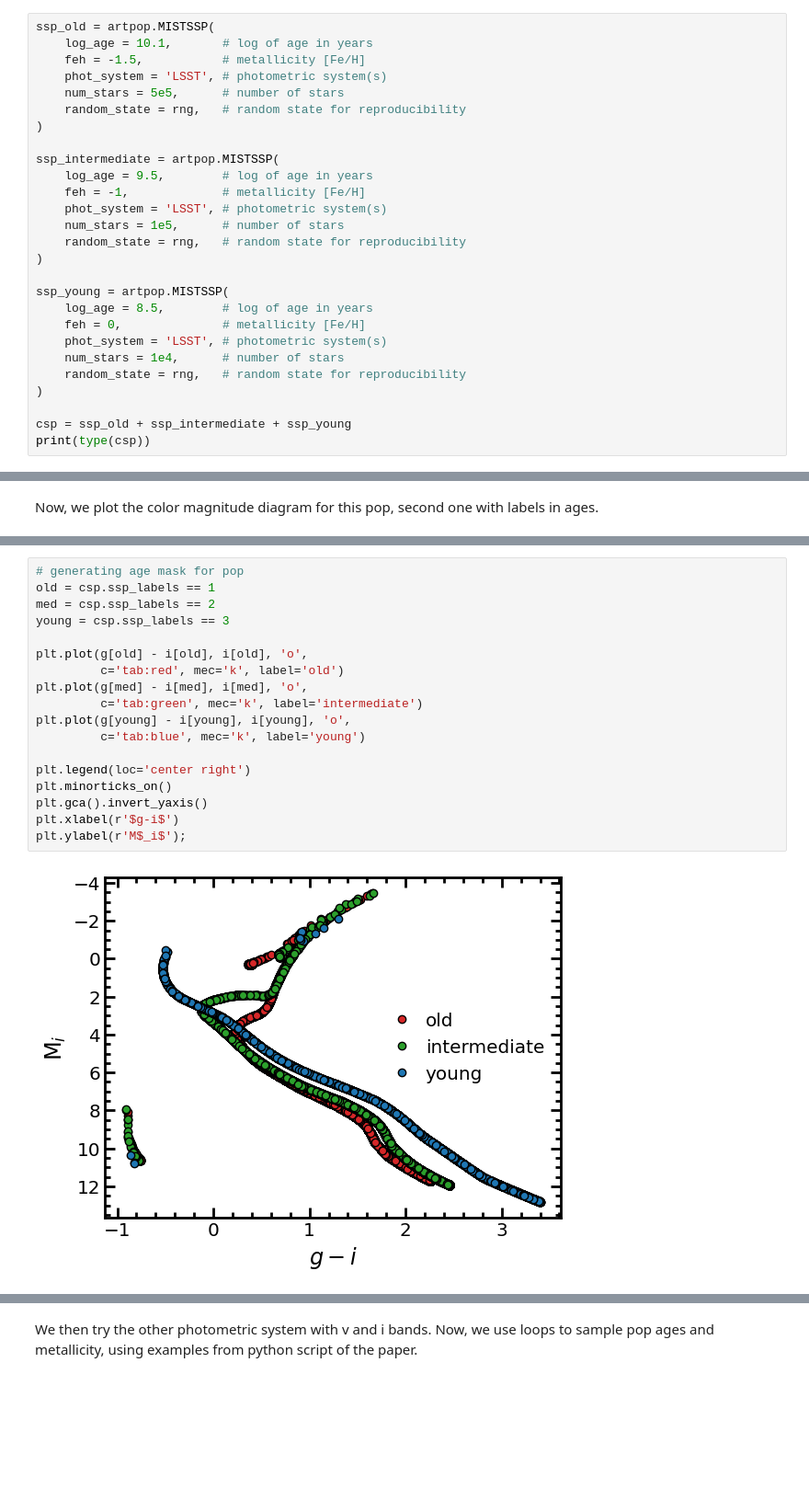
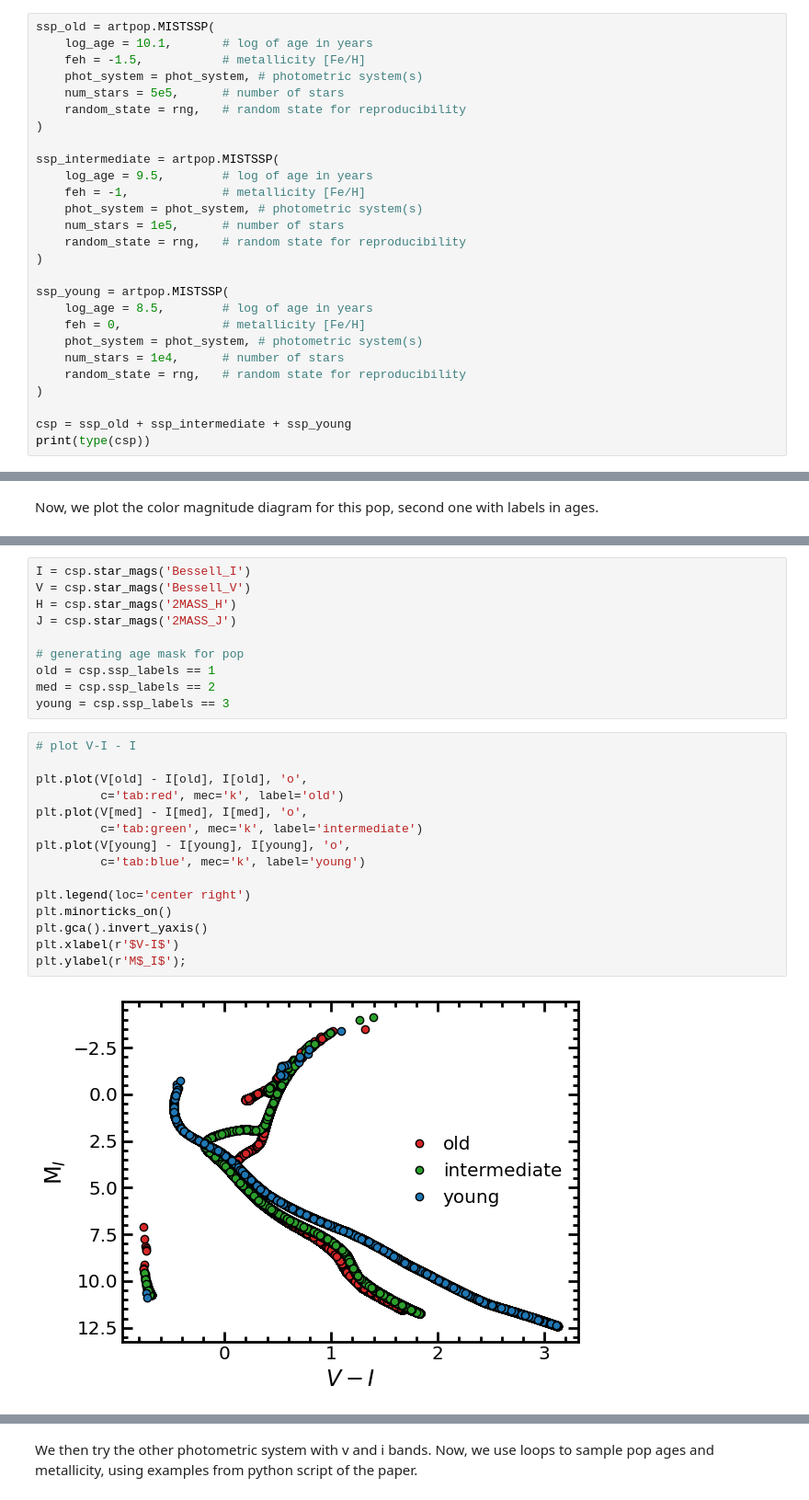
Before and after one commit to denniswu28/physics556, a Jupyter notebook: artpop_demo.ipynb, the cells around one changed output, grey strips where cells are left out. Shown at 92% size. Saved outputs shown, nothing was run; the diff lists cells and outputs as text; blank space fills up the shorter version.

```diff
--- a/artpop_demo.ipynb
+++ b/artpop_demo.ipynb
@@ -27,7 +25,7 @@ I made a composite stellar population consists of three types of stars: old, int
 ssp_old = artpop.MISTSSP(
     log_age = 10.1,       # log of age in years
     feh = -1.5,           # metallicity [Fe/H]
-    phot_system = 'LSST', # photometric system(s)
+    phot_system = phot_system, # photometric system(s)
     num_stars = 5e5,      # number of stars
     random_state = rng,   # random state for reproducibility
 )
@@ -35,7 +33,7 @@ ssp_old = artpop.MISTSSP(
 ssp_intermediate = artpop.MISTSSP(
     log_age = 9.5,        # log of age in years
     feh = -1,             # metallicity [Fe/H]
-    phot_system = 'LSST', # photometric system(s)
+    phot_system = phot_system, # photometric system(s)
     num_stars = 1e5,      # number of stars
     random_state = rng,   # random state for reproducibility
 )
@@ -43,7 +41,7 @@ ssp_intermediate = artpop.MISTSSP(
 ssp_young = artpop.MISTSSP(
     log_age = 8.5,        # log of age in years
     feh = 0,              # metallicity [Fe/H]
-    phot_system = 'LSST', # photometric system(s)
+    phot_system = phot_system, # photometric system(s)
     num_stars = 1e4,      # number of stars
     random_state = rng,   # random state for reproducibility
 )
@@ -67,20 +67,27 @@ plt.ylabel(r'M$_i$');
+# %%
+I = csp.star_mags('Bessell_I')
+V = csp.star_mags('Bessell_V')
+H = csp.star_mags('2MASS_H')
+J = csp.star_mags('2MASS_J')
+
+# generating age mask for pop
+old = csp.ssp_labels == 1
+med = csp.ssp_labels == 2
+young = csp.ssp_labels == 3
 # %%
-# generating age mask for pop
-old = csp.ssp_labels == 1
-med = csp.ssp_labels == 2
-young = csp.ssp_labels == 3
+# plot V-I - I
 
-plt.plot(g[old] - i[old], i[old], 'o',
+plt.plot(V[old] - I[old], I[old], 'o',
          c='tab:red', mec='k', label='old')
-plt.plot(g[med] - i[med], i[med], 'o',
+plt.plot(V[med] - I[med], I[med], 'o',
          c='tab:green', mec='k', label='intermediate')
-plt.plot(g[young] - i[young], i[young], 'o',
+plt.plot(V[young] - I[young], I[young], 'o',
          c='tab:blue', mec='k', label='young')
 
 plt.legend(loc='center right')
 plt.minorticks_on()
 plt.gca().invert_yaxis()
-plt.xlabel(r'$g-i$')
-plt.ylabel(r'M$_i$');
+plt.xlabel(r'$V-I$')
+plt.ylabel(r'M$_I$');
 # %% [output]
-[figure, old version]
+[figure, new version]
```
Also changed, not shown: parts of 15 cells of this notebook, 26 other files.
